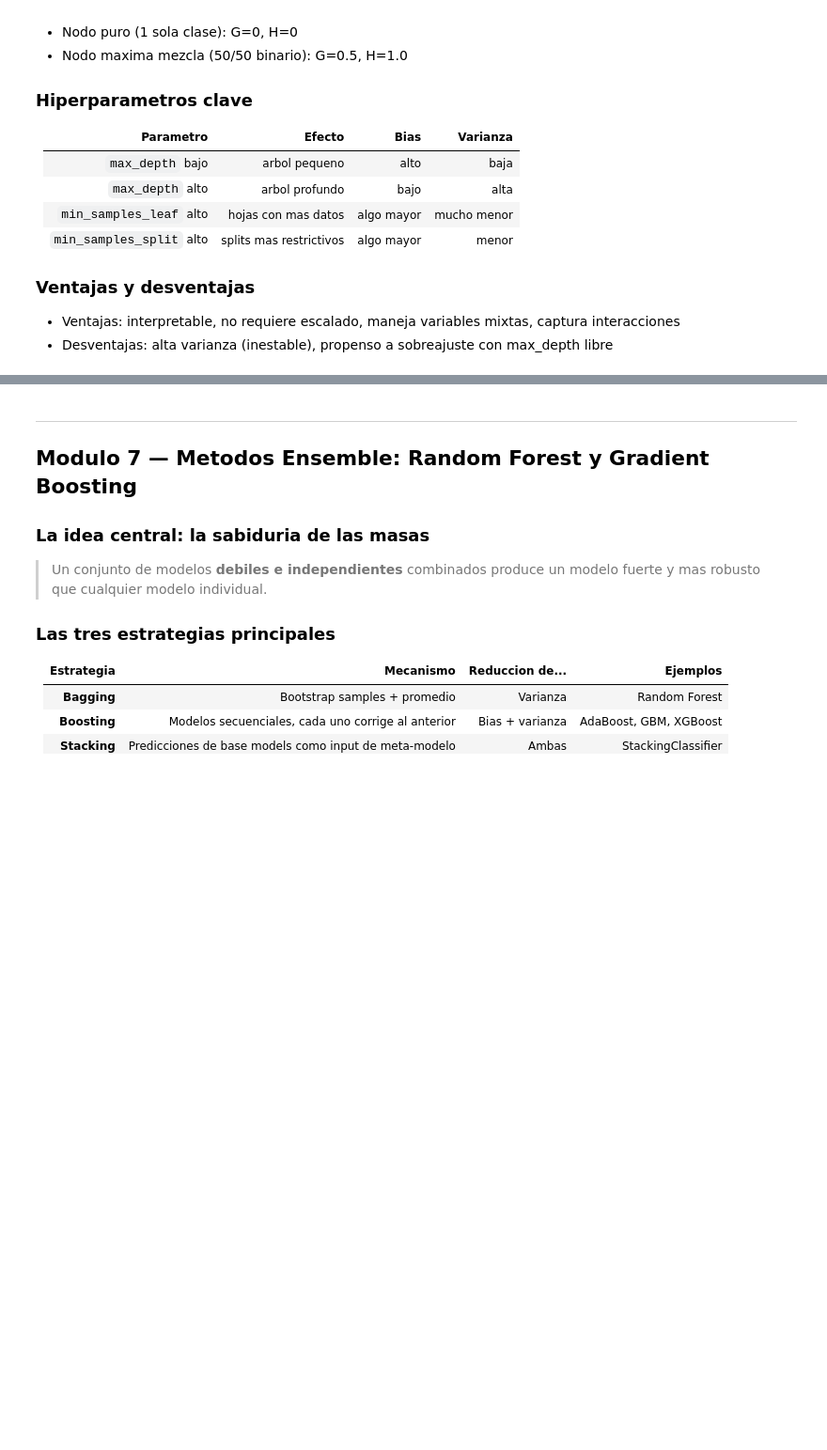
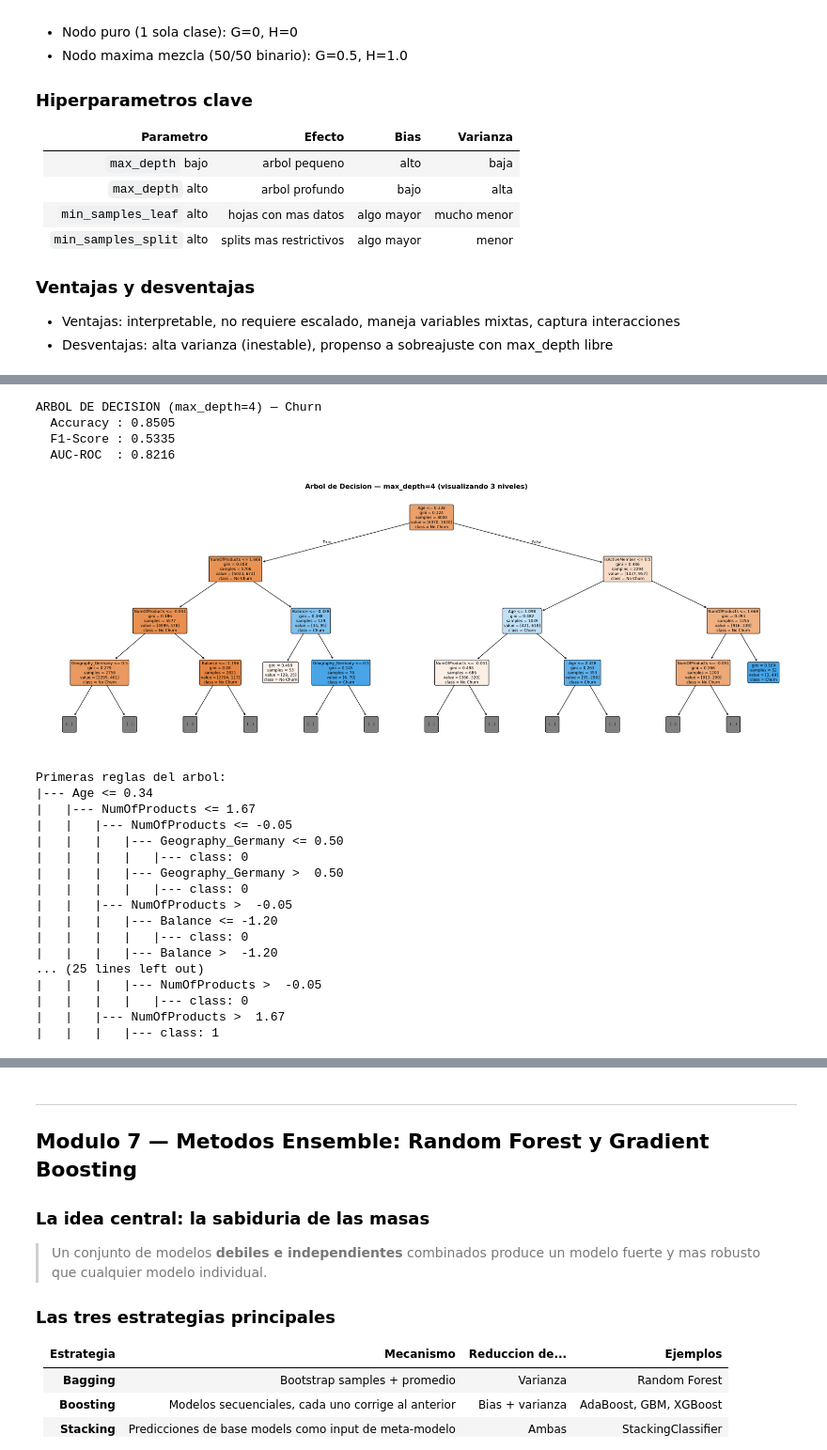
Before and after one commit to JOSE0221/python-statlearning-lab, a Jupyter notebook: week_8_bis/ML_CLASS.ipynb, the cells around one changed output, grey strips where cells are left out. Shown at 94% size. Drawn from its saved outputs; the diff is of its cells as text; code cells hidden in the pictures; blank space fills up the shorter version.

```diff
--- a/week_8_bis/ML_CLASS.ipynb
+++ b/week_8_bis/ML_CLASS.ipynb
@@ -879,34 +1037,57 @@ dt_pipe = Pipeline(steps=[
 ])
 dt_pipe.fit(X_train, y_train)
 
 y_pred_dt  = dt_pipe.predict(X_test)
 y_proba_dt = dt_pipe.predict_proba(X_test)[:, 1]
 fpr_dt, tpr_dt, _ = roc_curve(y_test, y_proba_dt)
 
 print("ARBOL DE DECISION (max_depth=4) — Churn")
 print(f"  Accuracy : {accuracy_score(y_test, y_pred_dt):.4f}")
 print(f"  F1-Score : {f1_score(y_test, y_pred_dt):.4f}")
 print(f"  AUC-ROC  : {auc(fpr_dt, tpr_dt):.4f}")
 
 # Visualizar el arbol
 dt_model_vis = dt_pipe.named_steps['clf']
 ohe_feats_dt = dt_pipe.named_steps['prep'].named_transformers_['cat']['onehot'].get_feature_names_out(cat_cols).tolist()
 feat_names_dt = num_cols + ohe_feats_dt + bin_cols
 
 fig, ax = plt.subplots(figsize=(22, 8))
 sktree.plot_tree(dt_model_vis, feature_names=feat_names_dt,
                  class_names=['No Churn', 'Churn'],
-                 filled=True, rounded=True, fontsize=8.5, ax=ax, max_depth=3)
+                 filled=True, rounded=True, fontsize=8, ax=ax, max_depth=3)
 ax.set_title('Arbol de Decision — max_depth=4 (visualizando 3 niveles)',
              fontsize=14, fontweight='bold')
 plt.tight_layout()
 plt.savefig('decision_tree.png', bbox_inches='tight')
 plt.show()
 
 # Reglas en texto (util para explicar al negocio)
 rules = export_text(dt_model_vis, feature_names=feat_names_dt, max_depth=3)
 print("Primeras reglas del arbol:")
 print(rules[:1500])
+# %% [output]
+ARBOL DE DECISION (max_depth=4) — Churn
+  Accuracy : 0.8505
+  F1-Score : 0.5335
+  AUC-ROC  : 0.8216
+[figure, added]
+Primeras reglas del arbol:
+|--- Age <= 0.34
+|   |--- NumOfProducts <= 1.67
+|   |   |--- NumOfProducts <= -0.05
+|   |   |   |--- Geography_Germany <= 0.50
+|   |   |   |   |--- class: 0
+|   |   |   |--- Geography_Germany >  0.50
+|   |   |   |   |--- class: 0
+|   |   |--- NumOfProducts >  -0.05
+|   |   |   |--- Balance <= -1.20
+|   |   |   |   |--- class: 0
+|   |   |   |--- Balance >  -1.20
+... (25 lines left out)
+|   |   |   |--- NumOfProducts >  -0.05
+|   |   |   |   |--- class: 0
+|   |   |--- NumOfProducts >  1.67
+|   |   |   |--- class: 1
 # %%
 # --- Curva de aprendizaje: efecto de max_depth ---
 depths = range(1, 22)
```
Also changed, not shown: parts of 44 cells of this notebook, 1 other file.
